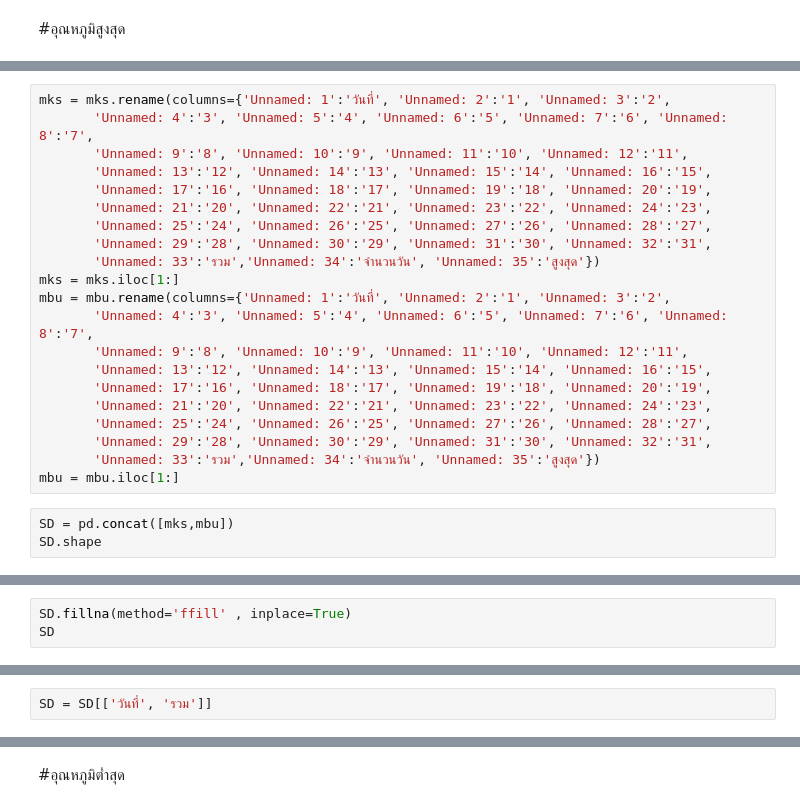
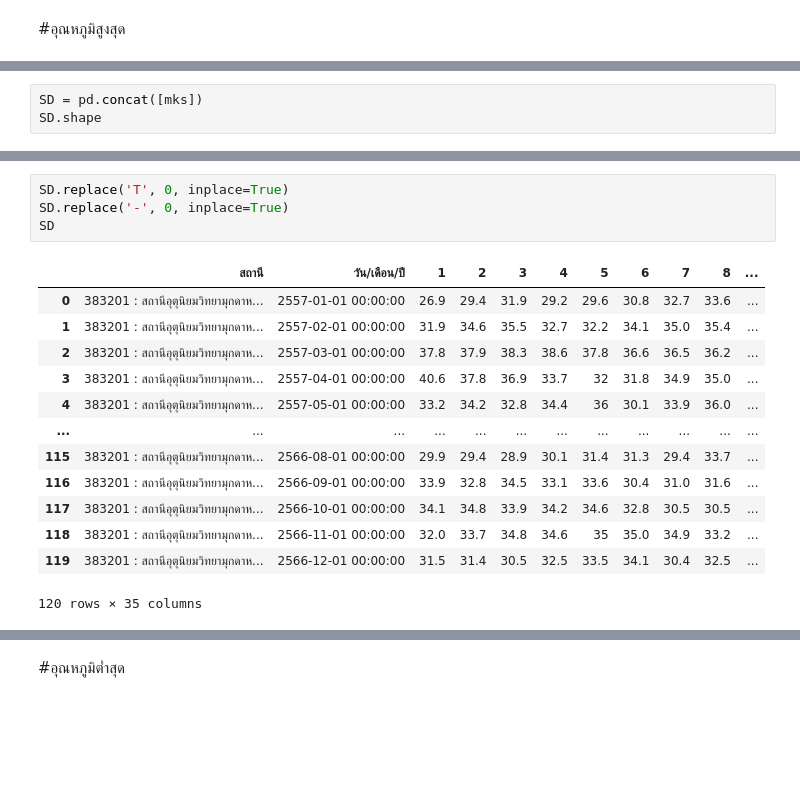
Before and after one commit to SasiwimonV/Basicprog_DataViz65, a Jupyter notebook: ตอนล่าง.ipynb, the cells around one changed output, grey strips where cells are left out. Drawn from its saved outputs; the diff is of its cells as text; blank space fills up the shorter version.

```diff
--- a/ตอนล่าง.ipynb
+++ b/ตอนล่าง.ipynb
@@ -118,24 +129,3 @@ mks.columns
-# %%
-mks = mks.rename(columns={'Unnamed: 1':'วันที่', 'Unnamed: 2':'1', 'Unnamed: 3':'2',
-       'Unnamed: 4':'3', 'Unnamed: 5':'4', 'Unnamed: 6':'5', 'Unnamed: 7':'6', 'Unnamed: 8':'7',
-       'Unnamed: 9':'8', 'Unnamed: 10':'9', 'Unnamed: 11':'10', 'Unnamed: 12':'11',
-       'Unnamed: 13':'12', 'Unnamed: 14':'13', 'Unnamed: 15':'14', 'Unnamed: 16':'15',
-       'Unnamed: 17':'16', 'Unnamed: 18':'17', 'Unnamed: 19':'18', 'Unnamed: 20':'19',
-       'Unnamed: 21':'20', 'Unnamed: 22':'21', 'Unnamed: 23':'22', 'Unnamed: 24':'23',
-       'Unnamed: 25':'24', 'Unnamed: 26':'25', 'Unnamed: 27':'26', 'Unnamed: 28':'27',
-       'Unnamed: 29':'28', 'Unnamed: 30':'29', 'Unnamed: 31':'30', 'Unnamed: 32':'31',
-       'Unnamed: 33':'รวม','Unnamed: 34':'จำนวนวัน', 'Unnamed: 35':'สูงสุด'})
-mks = mks.iloc[1:]
-mbu = mbu.rename(columns={'Unnamed: 1':'วันที่', 'Unnamed: 2':'1', 'Unnamed: 3':'2',
-       'Unnamed: 4':'3', 'Unnamed: 5':'4', 'Unnamed: 6':'5', 'Unnamed: 7':'6', 'Unnamed: 8':'7',
-       'Unnamed: 9':'8', 'Unnamed: 10':'9', 'Unnamed: 11':'10', 'Unnamed: 12':'11',
-       'Unnamed: 13':'12', 'Unnamed: 14':'13', 'Unnamed: 15':'14', 'Unnamed: 16':'15',
-       'Unnamed: 17':'16', 'Unnamed: 18':'17', 'Unnamed: 19':'18', 'Unnamed: 20':'19',
-       'Unnamed: 21':'20', 'Unnamed: 22':'21', 'Unnamed: 23':'22', 'Unnamed: 24':'23',
-       'Unnamed: 25':'24', 'Unnamed: 26':'25', 'Unnamed: 27':'26', 'Unnamed: 28':'27',
-       'Unnamed: 29':'28', 'Unnamed: 30':'29', 'Unnamed: 31':'30', 'Unnamed: 32':'31',
-       'Unnamed: 33':'รวม','Unnamed: 34':'จำนวนวัน', 'Unnamed: 35':'สูงสุด'})
-mbu = mbu.iloc[1:]
 # %%
-SD = pd.concat([mks,mbu])
+SD = pd.concat([mks])
 SD.shape
@@ -145,6 +145,3 @@ SD.head()
-# %%
-SD.fillna(method='ffill' , inplace=True)
-SD
 # %%
 SD = SD.dropna()
 SD
@@ -151,2 +162,18 @@ SD
-# %%
-SD = SD[['วันที่', 'รวม']]
+# %%
+SD.replace('T', 0, inplace=True)
+SD.replace('-', 0, inplace=True)
+SD
+# %% [output]
+|  | สถานี | วัน/เดือน/ปี | 1 | 2 | 3 | 4 | 5 | 6 | 7 | 8 | ... |
+| 0 | 383201 : สถานีอุตุนิยมวิทยามุกดาห... | 2557-01-01 00:00:00 | 26.9 | 29.4 | 31.9 | 29.2 | 29.6 | 30.8 | 32.7 | 33.6 | ... |
+| 1 | 383201 : สถานีอุตุนิยมวิทยามุกดาห... | 2557-02-01 00:00:00 | 31.9 | 34.6 | 35.5 | 32.7 | 32.2 | 34.1 | 35.0 | 35.4 | ... |
+| 2 | 383201 : สถานีอุตุนิยมวิทยามุกดาห... | 2557-03-01 00:00:00 | 37.8 | 37.9 | 38.3 | 38.6 | 37.8 | 36.6 | 36.5 | 36.2 | ... |
+| 3 | 383201 : สถานีอุตุนิยมวิทยามุกดาห... | 2557-04-01 00:00:00 | 40.6 | 37.8 | 36.9 | 33.7 | 32 | 31.8 | 34.9 | 35.0 | ... |
+| 4 | 383201 : สถานีอุตุนิยมวิทยามุกดาห... | 2557-05-01 00:00:00 | 33.2 | 34.2 | 32.8 | 34.4 | 36 | 30.1 | 33.9 | 36.0 | ... |
+| ... | ... | ... | ... | ... | ... | ... | ... | ... | ... | ... | ... |
+| 115 | 383201 : สถานีอุตุนิยมวิทยามุกดาห... | 2566-08-01 00:00:00 | 29.9 | 29.4 | 28.9 | 30.1 | 31.4 | 31.3 | 29.4 | 33.7 | ... |
+| 116 | 383201 : สถานีอุตุนิยมวิทยามุกดาห... | 2566-09-01 00:00:00 | 33.9 | 32.8 | 34.5 | 33.1 | 33.6 | 30.4 | 31.0 | 31.6 | ... |
+| 117 | 383201 : สถานีอุตุนิยมวิทยามุกดาห... | 2566-10-01 00:00:00 | 34.1 | 34.8 | 33.9 | 34.2 | 34.6 | 32.8 | 30.5 | 30.5 | ... |
+| 118 | 383201 : สถานีอุตุนิยมวิทยามุกดาห... | 2566-11-01 00:00:00 | 32.0 | 33.7 | 34.8 | 34.6 | 35 | 35.0 | 34.9 | 33.2 | ... |
+| 119 | 383201 : สถานีอุตุนิยมวิทยามุกดาห... | 2566-12-01 00:00:00 | 31.5 | 31.4 | 30.5 | 32.5 | 33.5 | 34.1 | 30.4 | 32.5 | ... |
+120 rows × 35 columns
```
Also changed, not shown: parts of 18 cells of this notebook.
